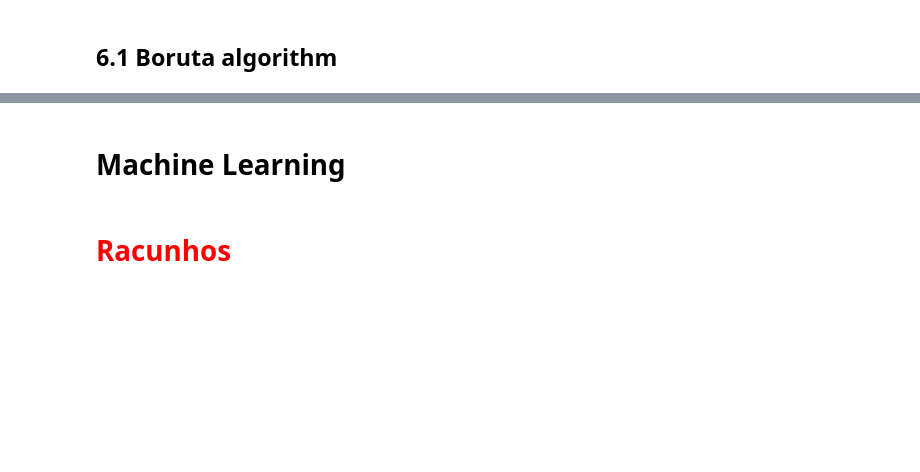
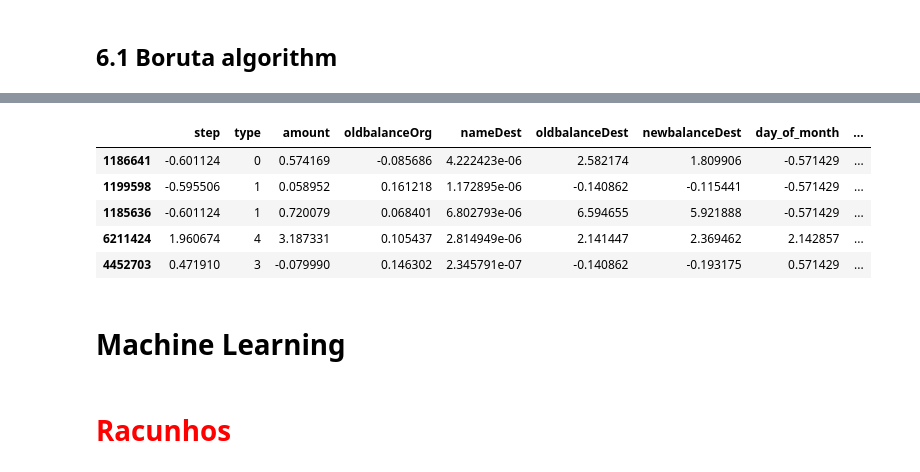
Before and after one commit to GustavoHBDuarte/fraud-detection, a Jupyter notebook: notebook_main.ipynb, the cells around one changed output, grey strips where cells are left out. Saved outputs shown, nothing was run; the diff lists cells and outputs as text; code cells hidden in the pictures; blank space fills up the shorter version.

Commit message:
BORUTA feature selection step started

```diff
--- a/notebook_main.ipynb
+++ b/notebook_main.ipynb
@@ -1525,8 +1498,8 @@ Mounted at /content/gdrive
-# %%
-# Loading stored scaled train dataset
-
-X_train = pickle.load(open('/content/gdrive/Othercomputers/Meu modelo Laptop/Doutorado - v2020/Pós Ciência de Dados/TCC/TCC Fraud/X_train.pkl', 'rb'))
-
-y_train = pickle.load(open('/content/gdrive/Othercomputers/Meu modelo Laptop/Doutorado - v2020/Pós Ciência de Dados/TCC/TCC Fraud/y_train.pkl', 'rb'))
+# %%
+# Loading stored scaled train dataset
+
+X_train = pickle.load(open('/content/gdrive/MyDrive/Projeto fraude/X_train.pkl', 'rb'))
+
+y_train = pickle.load(open('/content/gdrive/MyDrive/Projeto fraude/y_train.pkl', 'rb'))
 # %% [markdown]
 ## 6.1 Boruta algorithm
@@ -1549,2 +1556,48 @@ NameError: ignored
+# %%
+X_train.loc[:, [True,
+ True,
+ True,
+ True,
+ False,
+ True,
+ True,
+ True,
+ True,
+ False,
+ False,
+ False,
+ False,
+ False,
+ False,
+ False,
+ False,
+ False,
+ False,
+ False,
+ False,
+ False,
+ True,
+ False,
+ True,
+ True,
+ False,
+ False,
+ False,
+ False,
+ False,
+ False,
+ True,
+ True,
+ False,
+ False,
+ False,
+ False]].head()
+# %% [output]
+|  | step | type | amount | oldbalanceOrg | nameDest | oldbalanceDest | newbalanceDest | day_of_month | ... |
+| 1186641 | -0.601124 | 0 | 0.574169 | -0.085686 | 4.222423e-06 | 2.582174 | 1.809906 | -0.571429 | ... |
+| 1199598 | -0.595506 | 1 | 0.058952 | 0.161218 | 1.172895e-06 | -0.140862 | -0.115441 | -0.571429 | ... |
+| 1185636 | -0.601124 | 1 | 0.720079 | 0.068401 | 6.802793e-06 | 6.594655 | 5.921888 | -0.571429 | ... |
+| 6211424 | 1.960674 | 4 | 3.187331 | 0.105437 | 2.814949e-06 | 2.141447 | 2.369462 | 2.142857 | ... |
+| 4452703 | 0.471910 | 3 | -0.079990 | 0.146302 | 2.345791e-07 | -0.140862 | -0.193175 | 0.571429 | ... |
 # %% [markdown]
 # Machine Learning
```
Also changed, not shown: parts of 10 cells of this notebook.
